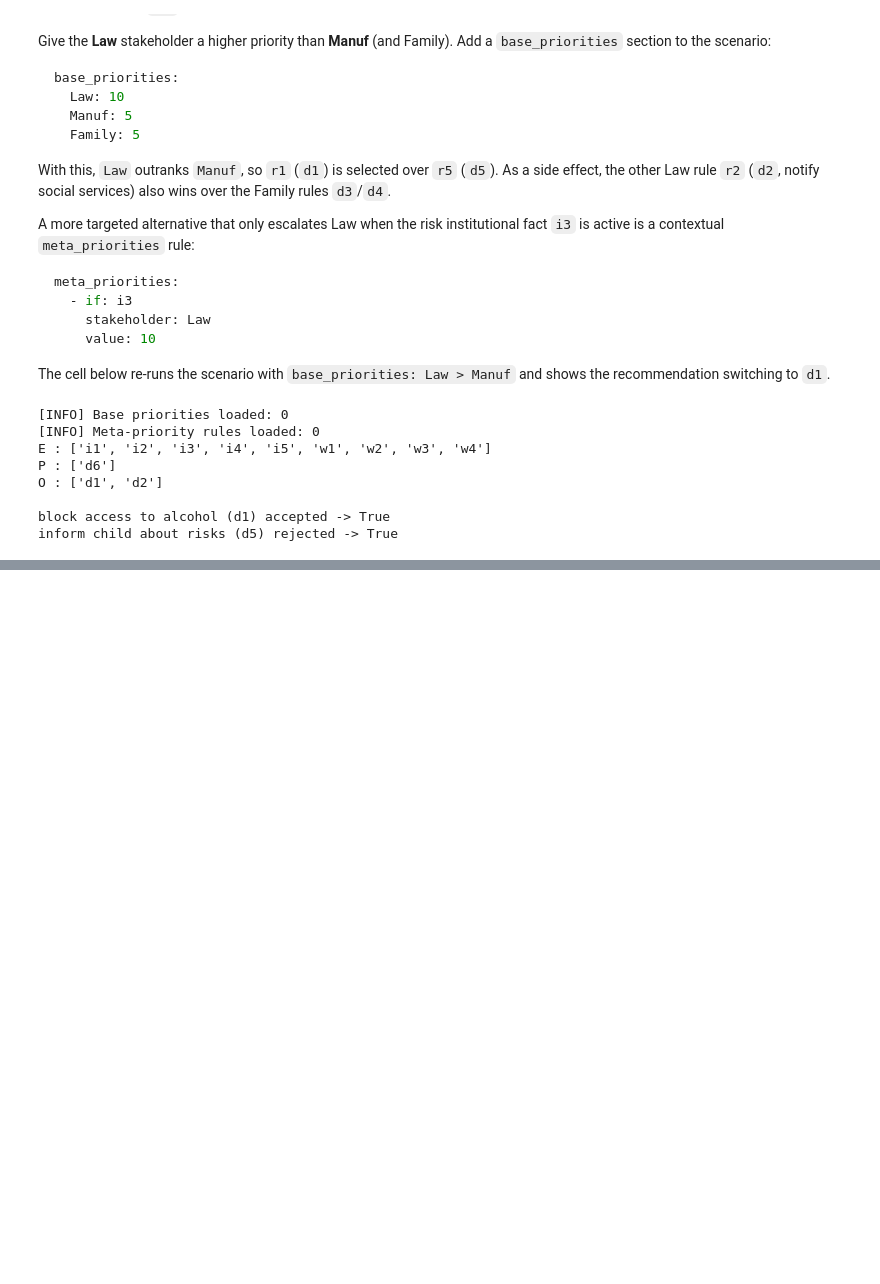
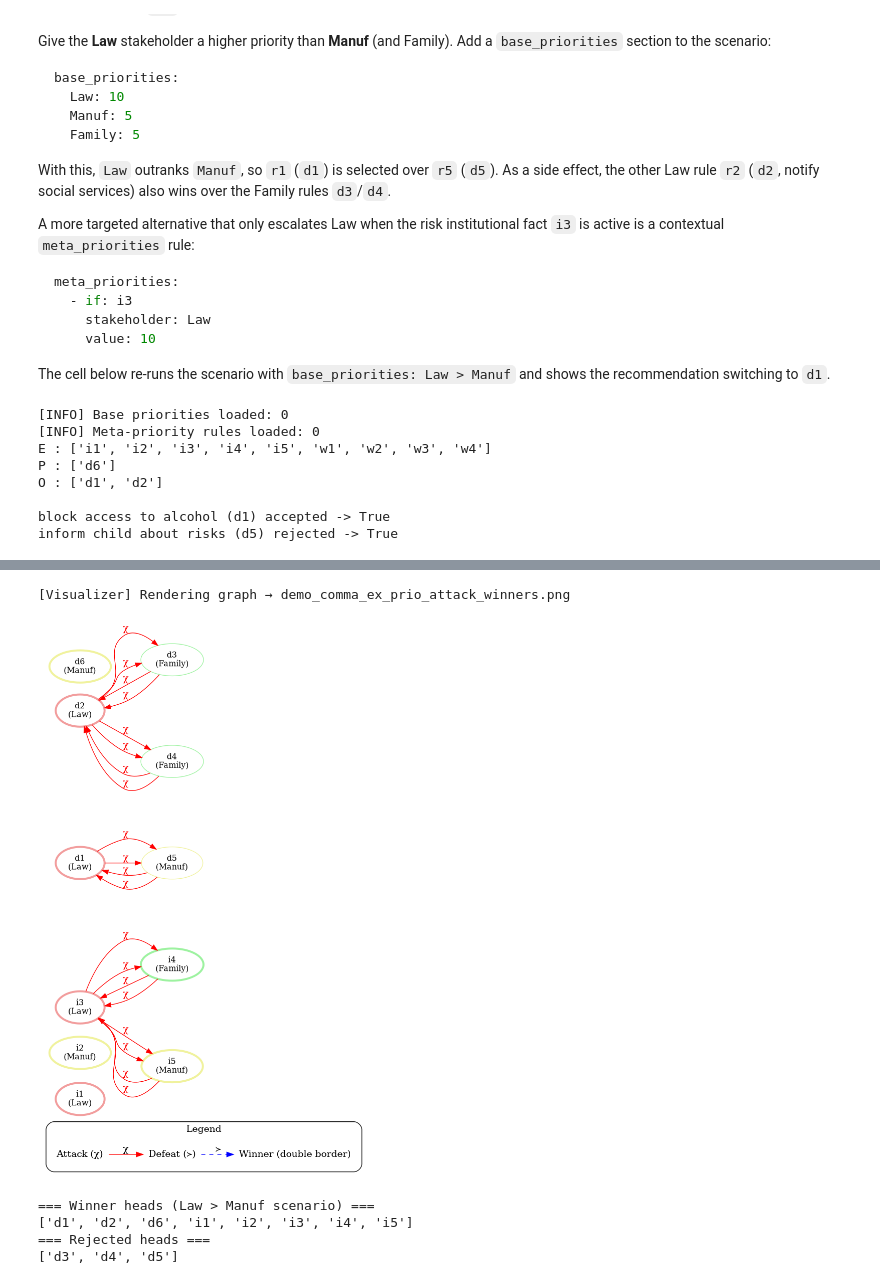
Before and after one commit to jiminy-framework/jiminy, a Jupyter notebook: notebooks/demo_COMMA_jiminy_example.ipynb, the cells around one changed output, grey strips where cells are left out. Drawn from its saved outputs; the diff is of its cells as text; code cells hidden in the pictures; blank space fills up the shorter version.

```diff
--- a/notebooks/demo_COMMA_jiminy_example.ipynb
+++ b/notebooks/demo_COMMA_jiminy_example.ipynb
@@ -447,0 +454,24 @@ inform child about risks (d5) rejected -> True
+# %%
+from IPython.display import Image, display
+
+# Attack / winners diagram for the Law>Manuf scenario
+args2 = jim2.generate_arguments(context)
+winners2 = {a.hd for a in args2 if a.hd in (E2 | P2 | O2)}
+
+av2 = ArgumentationVisualizer()
+av2.build_graph(arguments=args2, winners=winners2,
+                priorities=jim2.priorities, contrariness=jim2.contrariness)
+av2.render("demo_comma_ex_prio_attack_winners")
+display(Image(filename="demo_comma_ex_prio_attack_winners.png"))
+
+print("=== Winner heads (Law > Manuf scenario) ===")
+print(sorted(winners2))
+print("=== Rejected heads ===")
+print(sorted({a.hd for a in args2} - winners2))
+# %% [output]
+[Visualizer] Rendering graph → demo_comma_ex_prio_attack_winners.png
+[figure, added]
+=== Winner heads (Law > Manuf scenario) ===
+['d1', 'd2', 'd6', 'i1', 'i2', 'i3', 'i4', 'i5']
+=== Rejected heads ===
+['d3', 'd4', 'd5']
```
Also changed, not shown: parts of 7 cells of this notebook, 2 other files.
